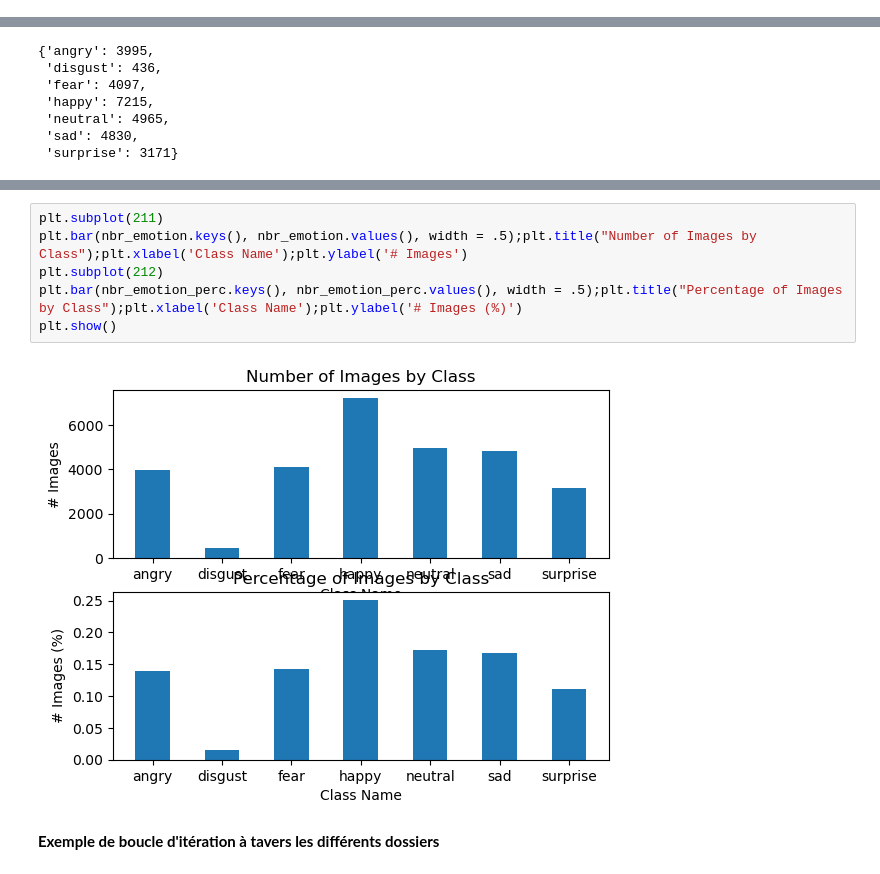
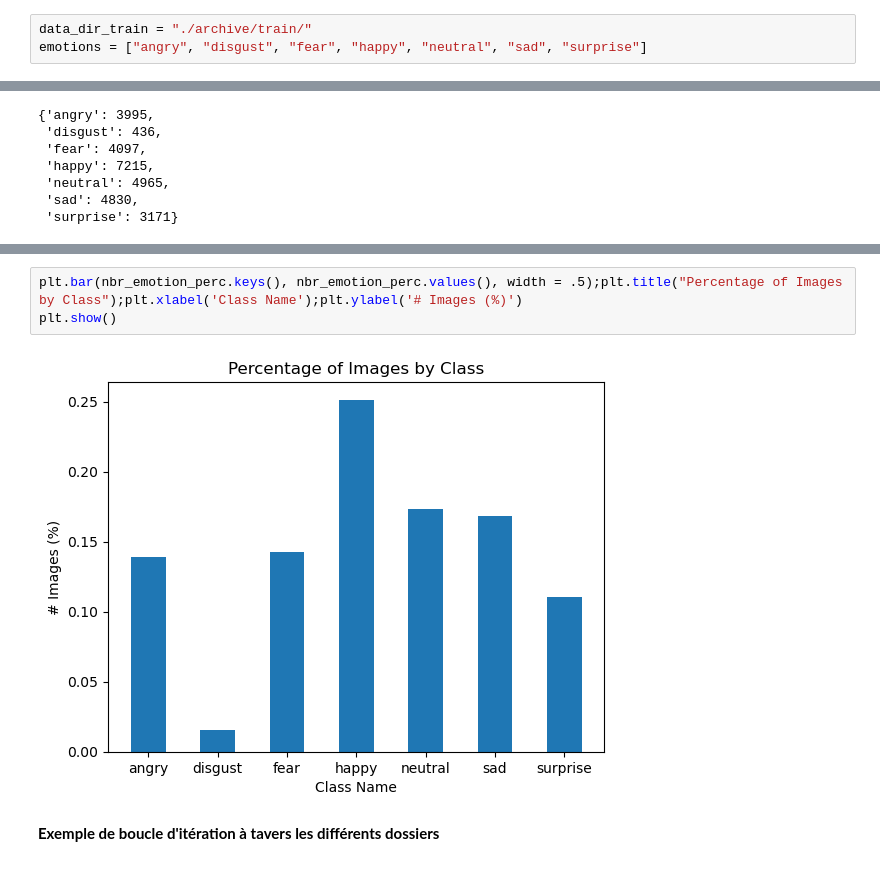
Before and after one commit to leeckman/final_project, a Jupyter notebook: EDA.ipynb, the cells around one changed output, grey strips where cells are left out. Saved outputs shown, nothing was run; the diff lists cells and outputs as text.

```diff
--- a/EDA.ipynb
+++ b/EDA.ipynb
@@ -44,6 +46,9 @@ from sklearn.decomposition import PCA #non-supervisé, garde max variance
 from sklearn.discriminant_analysis import LinearDiscriminantAnalysis #supervisé, max variance mais essaie de garder une clasification
 from sklearn.metrics import classification_report, confusion_matrix
 from sklearn.model_selection import train_test_split
+# %%
+data_dir_train = "./archive/train/"
+emotions = ["angry", "disgust", "fear", "happy", "neutral", "sad", "surprise"]
 # %%
 nbr_emotion = {}
 nbr_emotion_perc = {}
@@ -62,11 +78,8 @@ display(nbr_emotion)
 # %%
-plt.subplot(211)
-plt.bar(nbr_emotion.keys(), nbr_emotion.values(), width = .5);plt.title("Number of Images by Class");plt.xlabel('Class Name');plt.ylabel('# Images')
-plt.subplot(212)
 plt.bar(nbr_emotion_perc.keys(), nbr_emotion_perc.values(), width = .5);plt.title("Percentage of Images by Class");plt.xlabel('Class Name');plt.ylabel('# Images (%)')
 plt.show()
 # %% [output]
-[figure, old version]
+[figure, new version]
 # %% [markdown]
 **Exemple de boucle d'itération à tavers les différents dossiers**
 # %%
```
Also changed, not shown: parts of 28 cells of this notebook.
